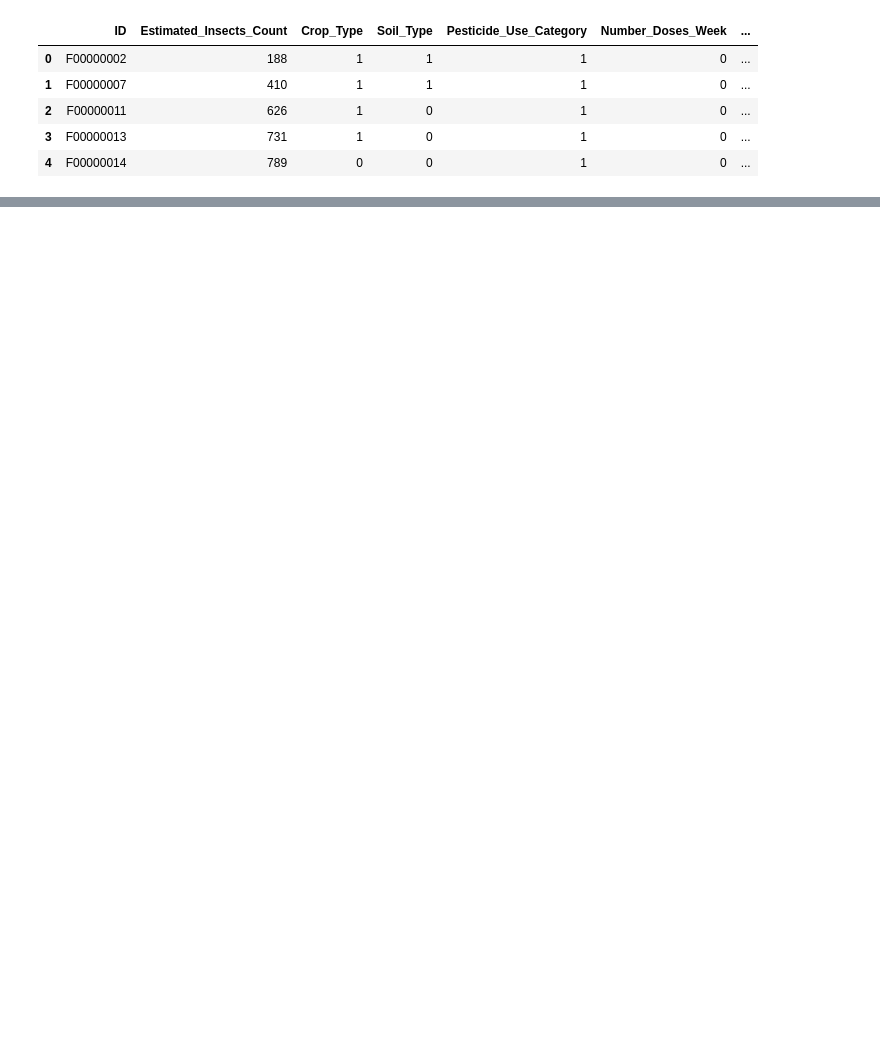
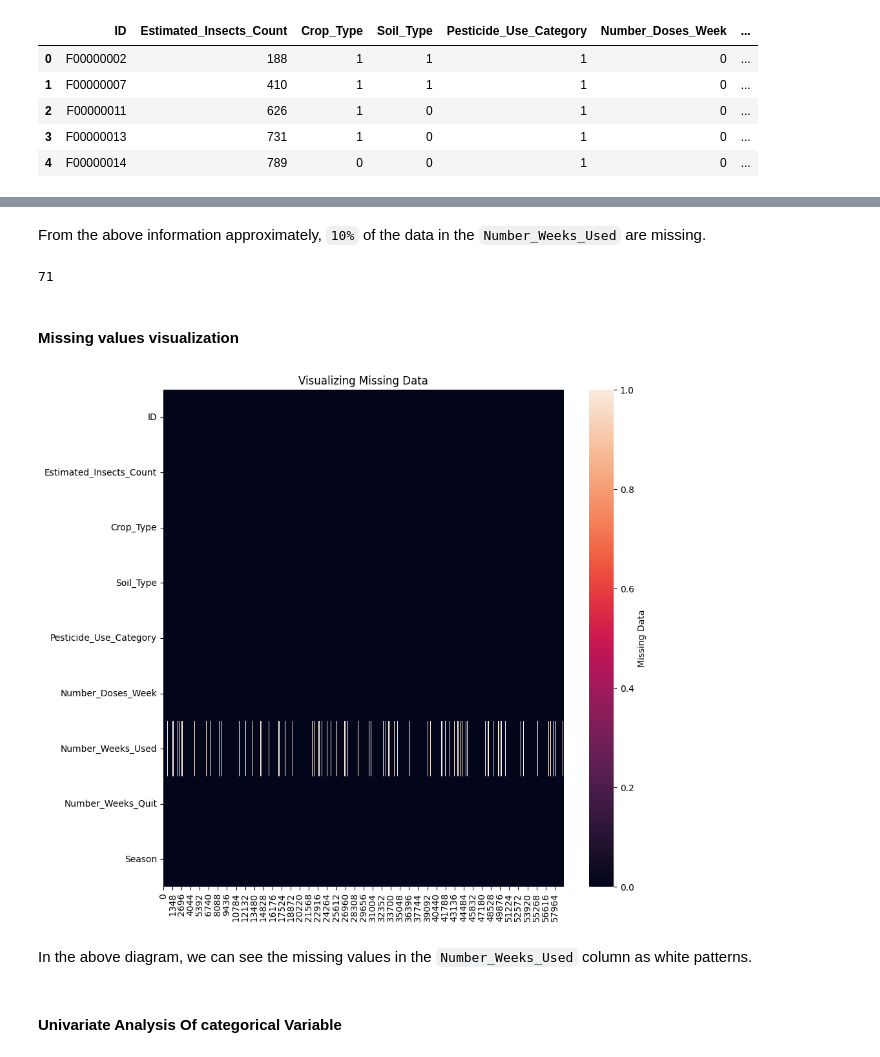
Before and after one commit to rajendra195/data_science_ML_Metro, a Jupyter notebook: week_08/day_04/crop_damage_prediction_logistic_regression.ipynb, the cells around one changed output, grey strips where cells are left out. Saved outputs shown, nothing was run; the diff lists cells and outputs as text; code cells hidden in the pictures; blank space fills up the shorter version.

Commit message:
crop data task

```diff
--- a/week_08/day_04/crop_damage_prediction_logistic_regression.ipynb
+++ b/week_08/day_04/crop_damage_prediction_logistic_regression.ipynb
@@ -12,5 +24,6 @@ To: G:\Data science and ml metro\week_08\day_04\train.csv
 # %%
-train_df = pd.read_csv(file_name)
+missing_values = ["?", "", "n/a", "--"]
+train_df = pd.read_csv(file_name, na_values=missing_values)
 train_df.head()
 # %% [output]
 |  | ID | Estimated_Insects_Count | Crop_Type | Soil_Type | Pesticide_Use_Category | Number_Doses_Week | ... |
@@ -88,0 +136,19 @@ Name: count, dtype: int64
+# %% [markdown]
+From the above information approximately, `10%` of the data in the `Number_Weeks_Used` are missing.
+# %%
+train_df[""].nunique()
+# %% [output]
+71
+# %% [markdown]
+<h4>Missing values visualization</h4>
+# %%
+plt.figure(figsize=(10, 10))
+sns.heatmap(train_df.isna().transpose(), cbar_kws = {"label": "Missing Data"})
+plt.title("Visualizing Missing Data")
+plt.show()
+# %% [output]
+[figure, added]
+# %% [markdown]
+In the above diagram, we can see the missing values in the `Number_Weeks_Used` column as white patterns.
+# %% [markdown]
+<h4>Univariate Analysis Of categorical Variable</h4>
```
Also changed, not shown: parts of 27 cells of this notebook.
